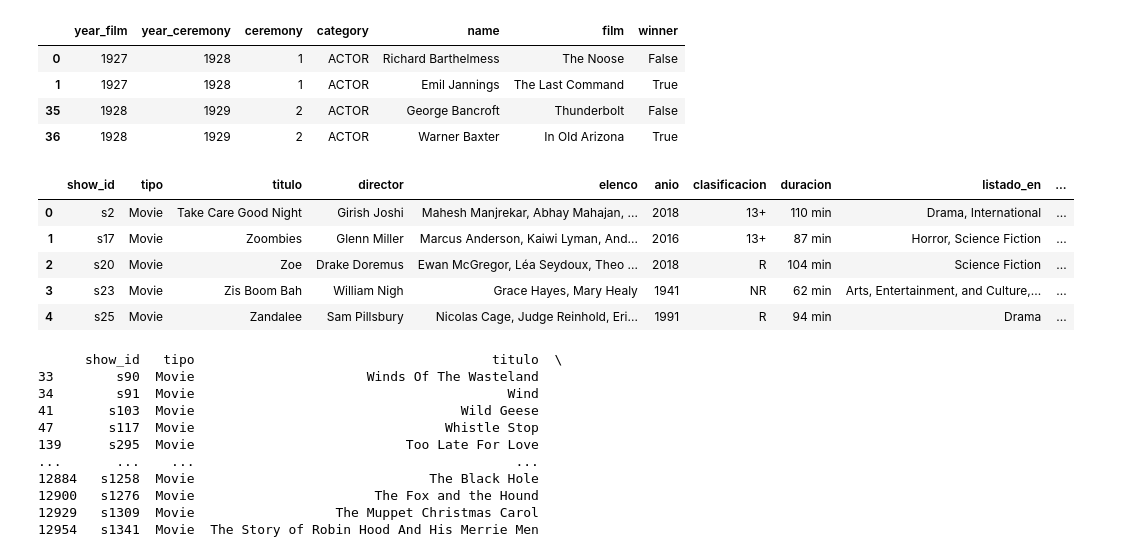
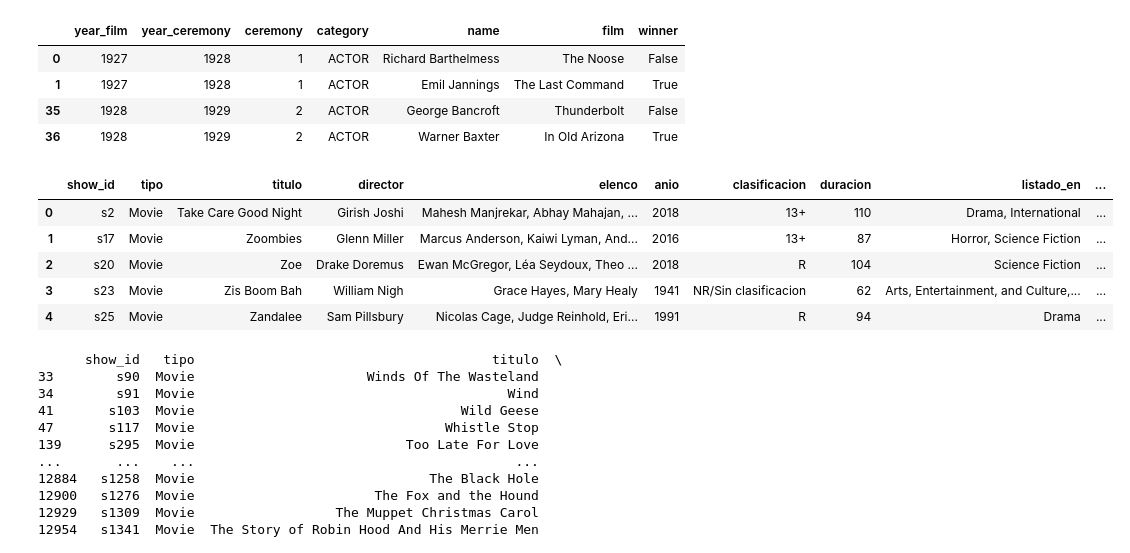
Before and after one commit to L-Ameneiro/IngeniasDataScience, a Jupyter notebook: notebooks/ANALISIS Y PROCESAMIENTO.ipynb, the cells around one changed output. Drawn from its saved outputs; the diff is of its cells as text; code cells hidden in the pictures.

Commit message:
analisis y procesamiento modificado, eliminacion datasets no usados

```diff
--- a/notebooks/ANALISIS Y PROCESAMIENTO.ipynb
+++ b/notebooks/ANALISIS Y PROCESAMIENTO.ipynb
@@ -828,15 +714,15 @@ oscar_actor.head(4)
 | 35 | 1928 | 1929 | 2 | ACTOR | George Bancroft | Thunderbolt | False |
 | 36 | 1928 | 1929 | 2 | ACTOR | Warner Baxter | In Old Arizona | True |
 # %%
-pelis=pd.read_csv(r'..\\datasets\\peliculas2.csv')
+pelis=pd.read_csv(r'..\\datasets\\peliculas3.csv')
 pelis.head(5)
 # %% [output]
 |  | show_id | tipo | titulo | director | elenco | anio | clasificacion | duracion | listado_en | ... |
-| 0 | s2 | Movie | Take Care Good Night | Girish Joshi | Mahesh Manjrekar, Abhay Mahajan, ... | 2018 | 13+ | 110 min | Drama, International | ... |
-| 1 | s17 | Movie | Zoombies | Glenn Miller | Marcus Anderson, Kaiwi Lyman, And... | 2016 | 13+ | 87 min | Horror, Science Fiction | ... |
-| 2 | s20 | Movie | Zoe | Drake Doremus | Ewan McGregor, Léa Seydoux, Theo ... | 2018 | R | 104 min | Science Fiction | ... |
-| 3 | s23 | Movie | Zis Boom Bah | William Nigh | Grace Hayes, Mary Healy | 1941 | NR | 62 min | Arts, Entertainment, and Culture,... | ... |
-| 4 | s25 | Movie | Zandalee | Sam Pillsbury | Nicolas Cage, Judge Reinhold, Eri... | 1991 | R | 94 min | Drama | ... |
+| 0 | s2 | Movie | Take Care Good Night | Girish Joshi | Mahesh Manjrekar, Abhay Mahajan, ... | 2018 | 13+ | 110 | Drama, International | ... |
+| 1 | s17 | Movie | Zoombies | Glenn Miller | Marcus Anderson, Kaiwi Lyman, And... | 2016 | 13+ | 87 | Horror, Science Fiction | ... |
+| 2 | s20 | Movie | Zoe | Drake Doremus | Ewan McGregor, Léa Seydoux, Theo ... | 2018 | R | 104 | Science Fiction | ... |
+| 3 | s23 | Movie | Zis Boom Bah | William Nigh | Grace Hayes, Mary Healy | 1941 | NR/Sin clasificacion | 62 | Arts, Entertainment, and Culture,... | ... |
+| 4 | s25 | Movie | Zandalee | Sam Pillsbury | Nicolas Cage, Judge Reinhold, Eri... | 1991 | R | 94 | Drama | ... |
 # %%
 
 # Creamos un set de actores ganadores del oscar donde buscaremos coincidencias
```
Also changed, not shown: parts of 27 cells of this notebook, 5 other files.
